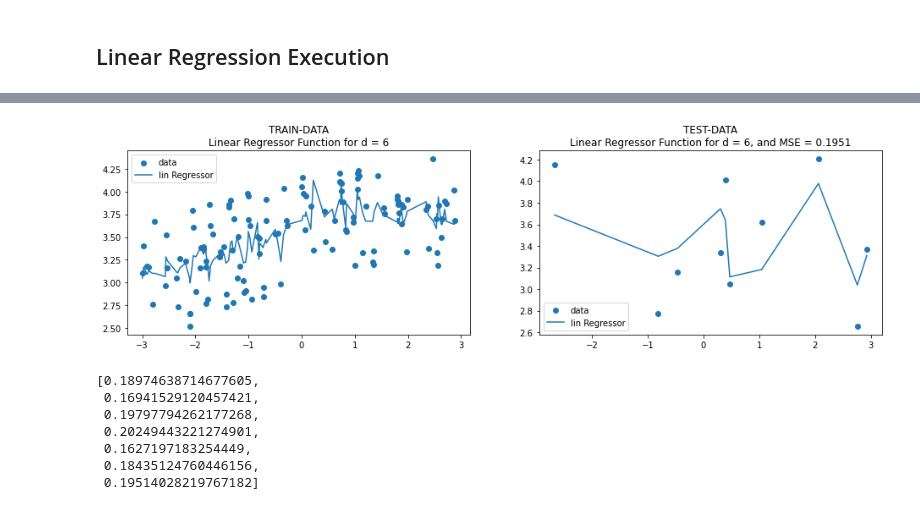
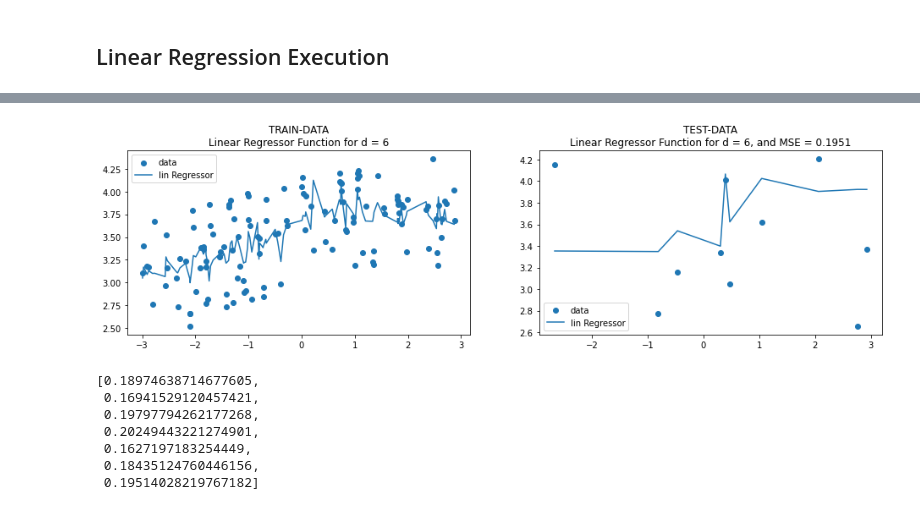
Before and after one commit to ravirajpurohit414/mscs, a Jupyter notebook: ml/proj1/project1.ipynb, the cells around one changed output, grey strips where cells are left out. Drawn from its saved outputs; the diff is of its cells as text; code cells hidden in the pictures.

Commit message:
1. ML project 1 in progress

```diff
--- a/ml/proj1/project1.ipynb
+++ b/ml/proj1/project1.ipynb
@@ -105,7 +105,7 @@ test_labels
 array([3.73256587, 3.16233331, 3.68827889, 3.02815428, 3.2981016 ,
        3.42671802, 4.0360535 , 3.22793407, 3.80969437, 3.48972569])
 # %%
-def basis_functions(data, k, d):
+def gen_feature_matrix(data, k, d):
     """
     This function computes the basis functions for a given
     set of x-values, frequency increment k, and function depth d.
@@ -133,6 +133,9 @@ def basis_functions(data, k, d):
 
     return np.column_stack((np.ones_like(data), data, sin_cos, np.sin(k*data), np.cos(k*data)))
 # %%
+### ------------------------------------------------------------------------------- ###
+### ------------------------------ PROBLEM 1, PART A ------------------------------ ###
+### ------------------------------------------------------------------------------- ###
 def linear_regression(x_train, y_train, x_test, y_test, k, d):
     """
     Fits a linear regression model to the training data and evaluates its performance on the testing data.
@@ -173,8 +176,8 @@ def linear_regression(x_train, y_train, x_test, y_test, k, d):
 
     """
 
-    X_train = basis_functions(x_train, k, d)
-    X_test = basis_functions(x_test, k, d)
+    X_train = gen_feature_matrix(x_train, k, d)
+    X_test = gen_feature_matrix(x_test, k, d)
 
     # compute the MPP of the design matrix
     X_pinv = np.linalg.pinv(X_train)
@@ -193,38 +196,55 @@ def linear_regression(x_train, y_train, x_test, y_test, k, d):
 ## Linear Regression Execution
 # %%
 ## Performance analysis on train_data
-train_sorted_ind = np.argsort(train_data)
-test_sorted_ind = np.argsort(test_data)
 
-mse_list = []
+## -------- RUN ALL THE ABOVE CELLS BEFORE RUNNING THIS --------
 
-for d in range(7):
-    beta, y_pred_train, y_pred_test, mse = linear_regression(train_data,
-                                                             train_labels,
-                                                             test_data,
-                                                             test_labels,
-                                                             k,
-                                                             d)
+def problem1(train_data, train_labels, test_data, test_labels, k):
+    """
+    Execution of linear regression problem 1 for project 1
+    """
 
-    mse_list.append(mse)
+    train_sorted_ind = np.argsort(train_data)
+    test_sorted_ind = np.argsort(test_data)
 
-    ## plot figure for each iteration
-    plt.figure(figsize=(16,4))
-    plt.subplot(121)
-    title = "TRAIN-DATA\nLinear Regressor Function for d = "+str(d)
-    plt.title(title)
-    plt.scatter(train_data[train_sorted_ind], train_labels[train_sorted_ind])
-    plt.plot(train_data[train_sorted_ind], y_pred_train[train_sorted_ind])
-    labels = ["data","lin Regressor"]
-    plt.legend(labels)
+    mse_list = []
 
-    plt.subplot(122)
-    title = "TEST-DATA\nLinear Regressor Function for d = "+str(d)+", and MSE = "+str(round(mse,4))
-    plt.title(title)
-    plt.scatter(test_data[test_sorted_ind], train_labels[test_sorted_ind])
-    plt.plot(test_data[test_sorted_ind], y_pred_train[test_sorted_ind])
-    labels = ["data","lin Regressor"]
-    plt.legend(labels)
+    ### ------------------------------------------------------------------------------- ###
+    ### --------------------------- PROBLEM 1, PART B and C --------------------------- ###
+    ### ------------------------------------------------------------------------------- ###
 
-    plt.show()
+    for d in range(7):
+        beta, y_pred_train, y_pred_test, mse = linear_regression(train_data,
+                                                                 train_labels,
+                                                                 test_data,
+                                                                 test_labels,
+                                                                 k,
+                                                                 d)
+
+        mse_list.append(mse)
+
+        ## plot figure for each iteration
+        plt.figure(figsize=(16,4))
+        plt.subplot(121)
+        title = "TRAIN-DATA\nLinear Regressor Function for d = "+str(d)
+        plt.title(title)
+        plt.scatter(train_data[train_sorted_ind], train_labels[train_sorted_ind])
+        plt.plot(train_data[train_sorted_ind], y_pred_train[train_sorted_ind])
+        labels = ["data","lin Regressor"]
+        plt.legend(labels)
+
+        plt.subplot(122)
+        title = "TEST-DATA\nLinear Regressor Function for d = "+str(d)+", and MSE = "+str(round(mse,4))
+        plt.title(title)
+        plt.scatter(test_data[test_sorted_ind], train_labels[test_sorted_ind])
+        plt.plot(test_data[test_sorted_ind], y_pred_test[test_sorted_ind])
+        labels = ["data","lin Regressor"]
+        plt.legend(labels)
+
+        plt.show()
+
+    return mse_list
+
+
+mse_list = problem1(train_data, train_labels, test_data, test_labels, k)
 # %% [output]
@@ -237,4 +257,4 @@ for d in range(7):
-[figure, old version]
+[figure, new version]
 # %%
 mse_list
 # %% [output]
```
Also changed, not shown: parts of 11 cells of this notebook.
